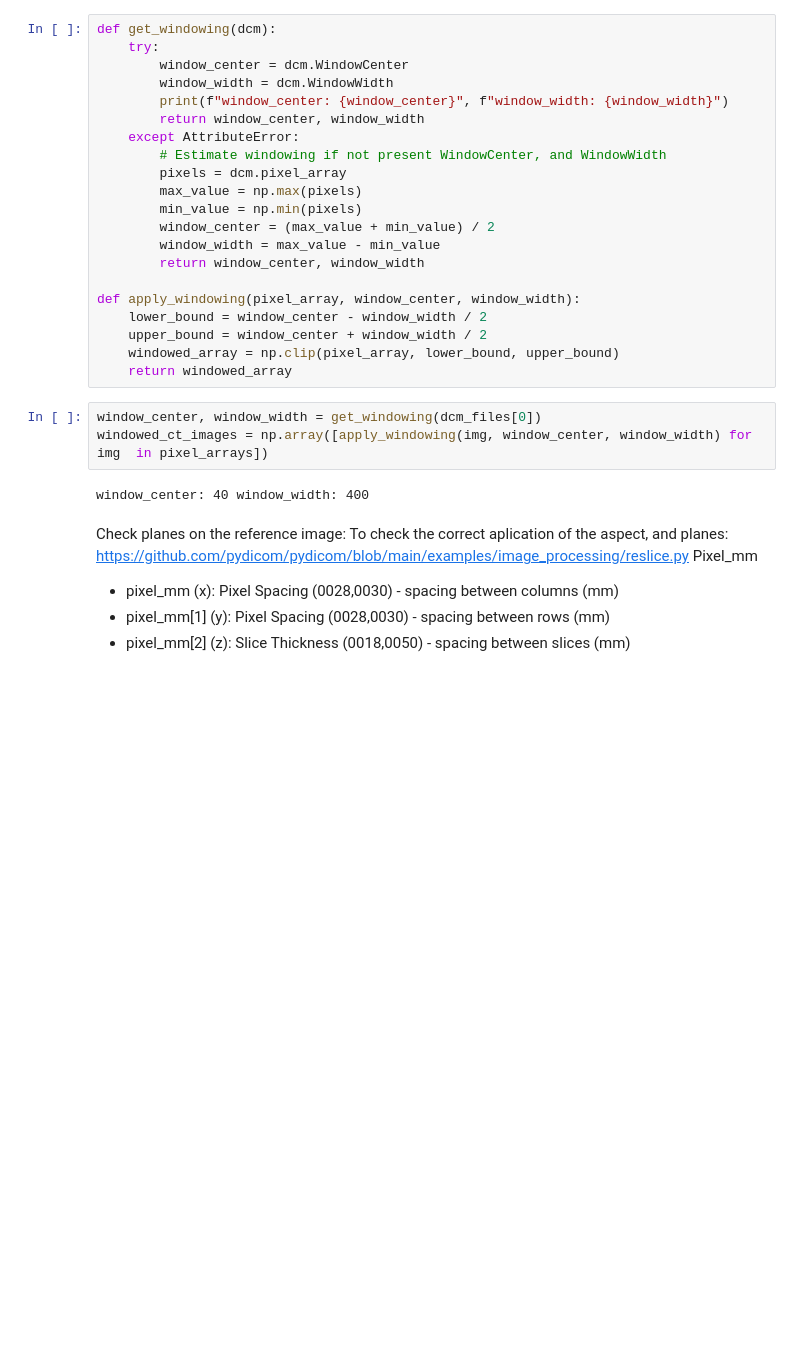
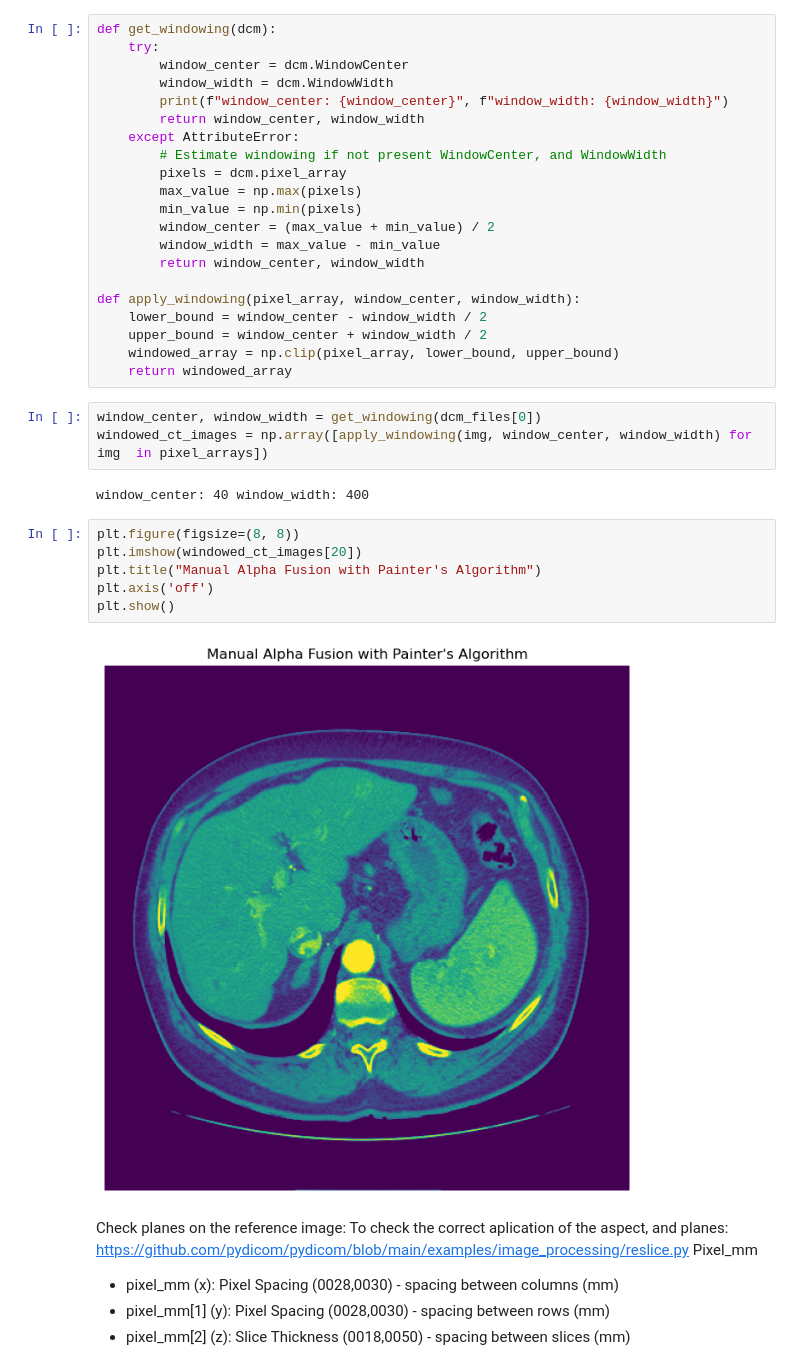
Before and after one commit to Lidnmp/medical_images_project, a Jupyter notebook: project.ipynb, the cells around one changed output. Saved outputs shown, nothing was run; the diff lists cells and outputs as text; blank space fills up the shorter version.

```diff
--- a/project.ipynb
+++ b/project.ipynb
@@ -418,6 +332,14 @@ window_center, window_width = get_windowing(dcm_files[0])
 windowed_ct_images = np.array([apply_windowing(img, window_center, window_width) for img  in pixel_arrays])
 # %% [output]
 window_center: 40 window_width: 400
+# %%
+plt.figure(figsize=(8, 8))
+plt.imshow(windowed_ct_images[20])
+plt.title("Manual Alpha Fusion with Painter's Algorithm")
+plt.axis('off')
+plt.show()
+# %% [output]
+[figure, added]
 # %% [markdown]
 Check planes on the reference image: To check the correct aplication of the aspect, and planes:
 https://github.com/pydicom/pydicom/blob/main/examples/image_processing/reslice.py
```
Also changed, not shown: parts of 15 cells of this notebook, 3 other files.
